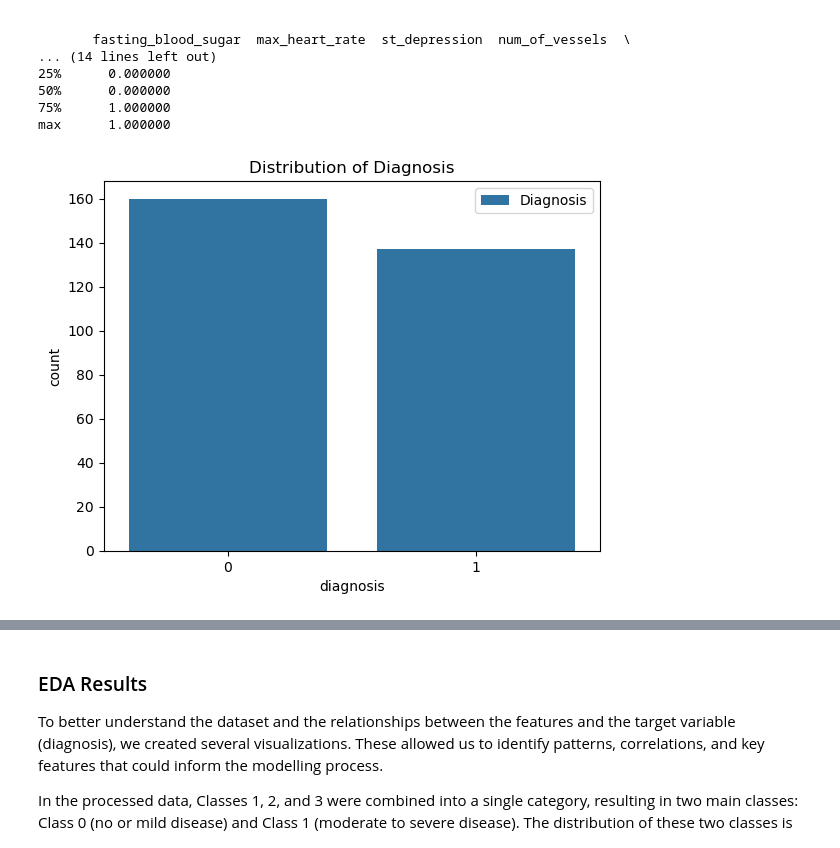
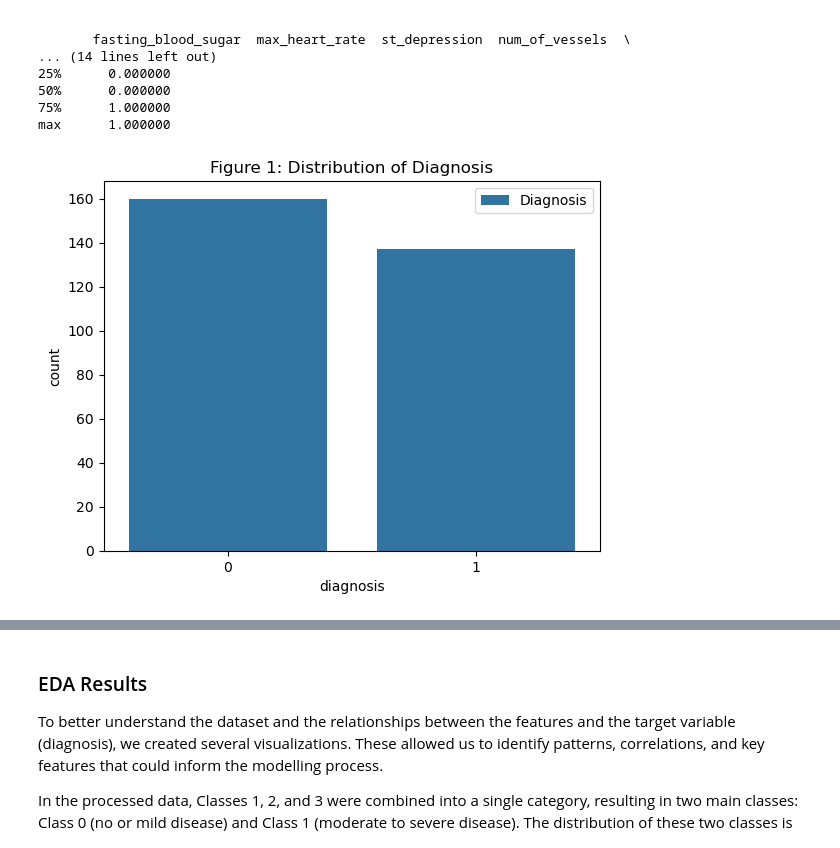
Before and after one commit to UBC-MDS/DSCI522-2425-25-heart_disease_predictor, a Jupyter notebook: scripts/heart_disease_predictor_report.ipynb, the cells around one changed output, grey strips where cells are left out. Saved outputs shown, nothing was run; the diff lists cells and outputs as text; code cells hidden in the pictures.

```diff
--- a/scripts/heart_disease_predictor_report.ipynb
+++ b/scripts/heart_disease_predictor_report.ipynb
@@ -259,10 +294,10 @@ max     77.000000    1.000000              200.000000   564.000000
 max      1.000000
 # %%
 # Visualizing the distribution of the target variable
-sns.countplot(x='diagnosis', data=data)
-plt.title('Distribution of Diagnosis')
+sns.countplot(x='diagnosis', data=df)
+plt.title('Figure 1: Distribution of Diagnosis')
 plt.legend(['Diagnosis'], loc='upper right')
 plt.show()
 # %% [output]
-[figure, old version]
+[figure, new version]
 # %%
```
Also changed, not shown: parts of 33 cells of this notebook.
